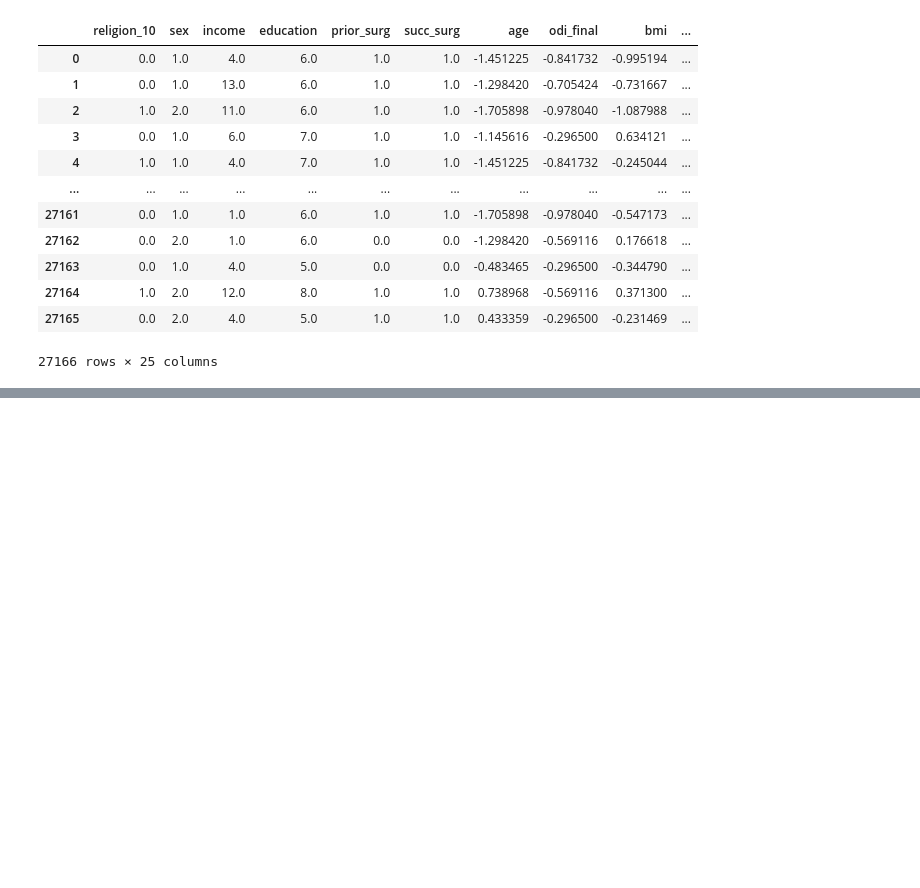
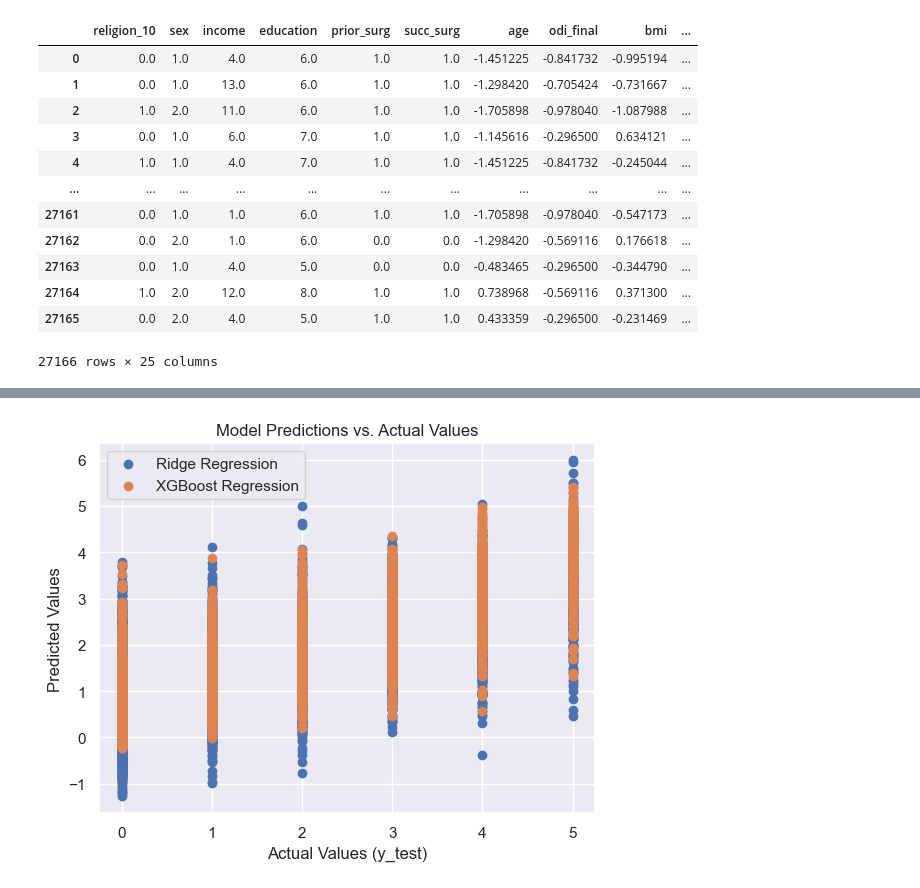
Before and after one commit to evanyfyip/vm-spinal-risk, a Jupyter notebook: vm-spinal-risk/notebooks/step2_ml_pipeline_choice_model.ipynb, the cells around one changed output, grey strips where cells are left out. Cells and saved outputs as stored; diff of their text form; code cells hidden in the pictures; blank space fills up the shorter version.

```diff
--- a/vm-spinal-risk/notebooks/step2_ml_pipeline_choice_model.ipynb
+++ b/vm-spinal-risk/notebooks/step2_ml_pipeline_choice_model.ipynb
@@ -239,12 +230,12 @@ plt.show()
 # %%
 for model_name, y_pred in predictions.items():
     plt.scatter(y_test, y_pred, label=model_name)
 
 plt.xlabel('Actual Values (y_test)')
 plt.ylabel('Predicted Values')
 plt.title('Model Predictions vs. Actual Values')
-plt.xlim(0.4, 1)
-plt.ylim(0.4, 1)
 plt.legend()
 plt.grid(True)
 plt.show()
+# %% [output]
+[figure, added]
```
Also changed, not shown: parts of 21 cells of this notebook.
